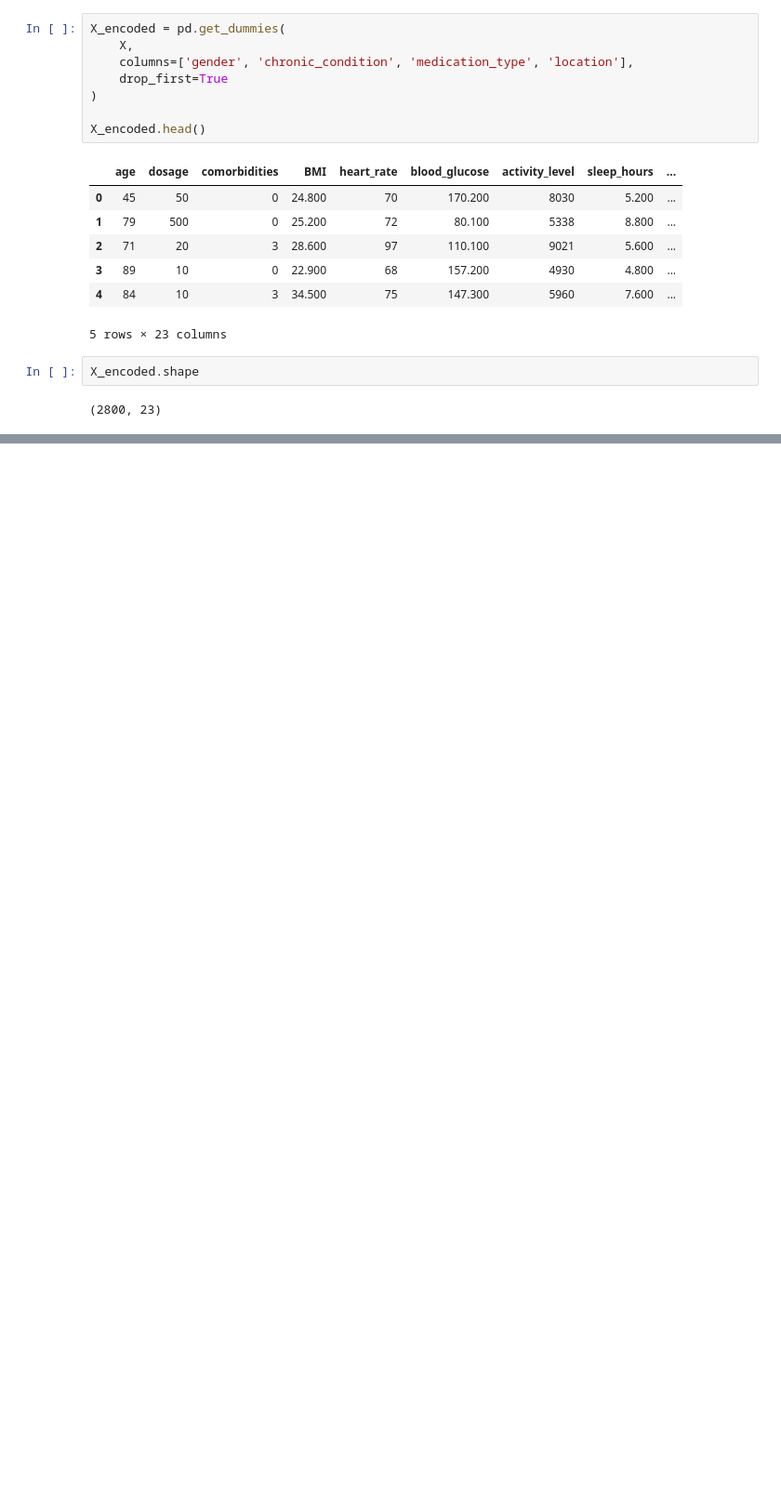
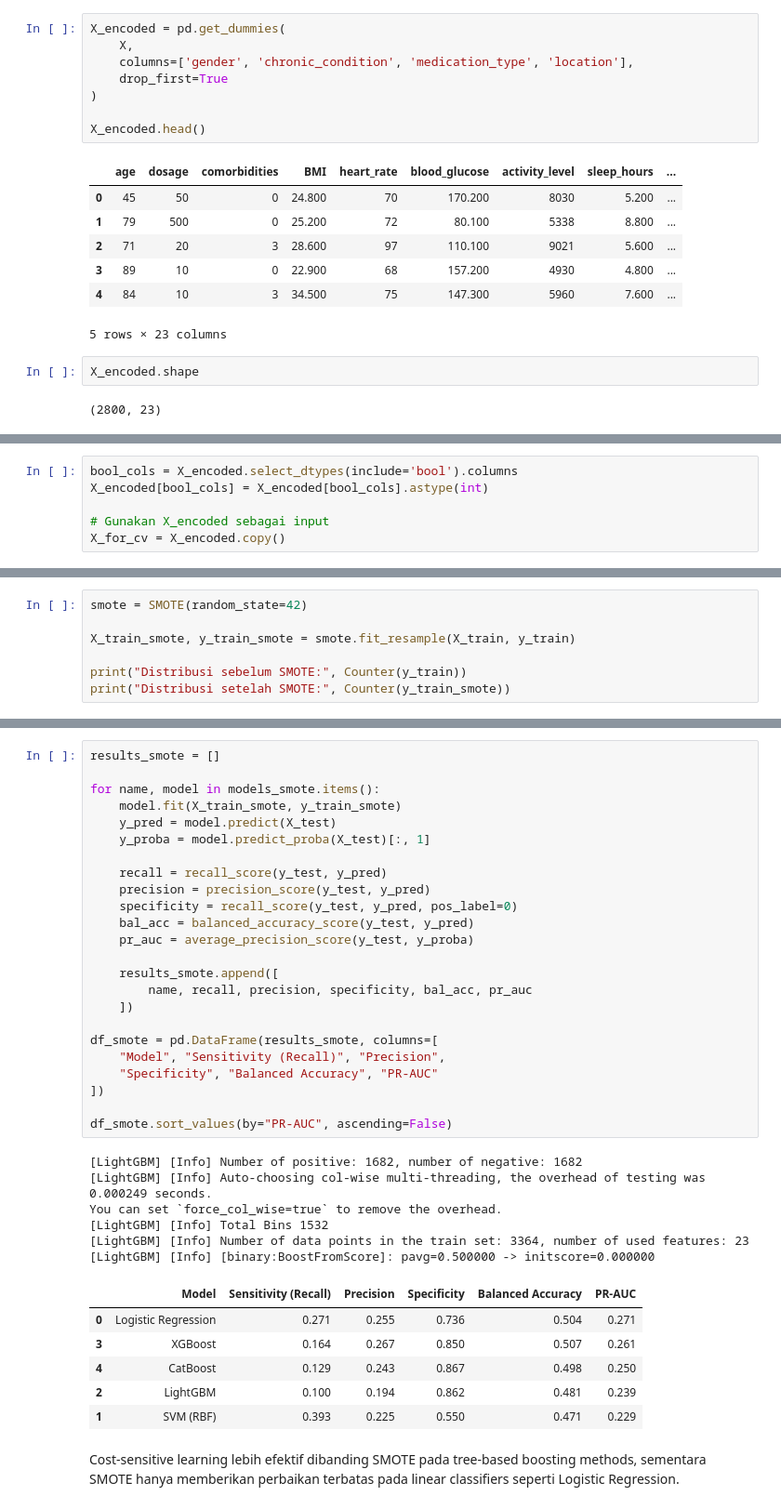
Before and after one commit to Riskyduha/Improving-Machine-Learning-Model-Performance-for-Patient-Non-Adherence-Prediction, a Jupyter notebook: main.ipynb, the cells around one changed output, grey strips where cells are left out. Shown at 93% size. Saved outputs shown, nothing was run; the diff lists cells and outputs as text; blank space fills up the shorter version.

```diff
--- a/main.ipynb
+++ b/main.ipynb
@@ -1270,0 +244,6 @@ plt.show()
+# %%
+bool_cols = X_encoded.select_dtypes(include='bool').columns
+X_encoded[bool_cols] = X_encoded[bool_cols].astype(int)
+
+# Gunakan X_encoded sebagai input
+X_for_cv = X_encoded.copy()
@@ -1270,0 +510,7 @@ plt.show()
+# %%
+smote = SMOTE(random_state=42)
+
+X_train_smote, y_train_smote = smote.fit_resample(X_train, y_train)
+
+print("Distribusi sebelum SMOTE:", Counter(y_train))
+print("Distribusi setelah SMOTE:", Counter(y_train_smote))
@@ -1270,0 +528,39 @@ plt.show()
+# %%
+results_smote = []
+
+for name, model in models_smote.items():
+    model.fit(X_train_smote, y_train_smote)
+    y_pred = model.predict(X_test)
+    y_proba = model.predict_proba(X_test)[:, 1]
+
+    recall = recall_score(y_test, y_pred)
+    precision = precision_score(y_test, y_pred)
+    specificity = recall_score(y_test, y_pred, pos_label=0)
+    bal_acc = balanced_accuracy_score(y_test, y_pred)
+    pr_auc = average_precision_score(y_test, y_proba)
+
+    results_smote.append([
+        name, recall, precision, specificity, bal_acc, pr_auc
+    ])
+
+df_smote = pd.DataFrame(results_smote, columns=[
+    "Model", "Sensitivity (Recall)", "Precision",
+    "Specificity", "Balanced Accuracy", "PR-AUC"
+])
+
+df_smote.sort_values(by="PR-AUC", ascending=False)
+# %% [output]
+[LightGBM] [Info] Number of positive: 1682, number of negative: 1682
+[LightGBM] [Info] Auto-choosing col-wise multi-threading, the overhead of testing was 0.000249 seconds.
+You can set `force_col_wise=true` to remove the overhead.
+[LightGBM] [Info] Total Bins 1532
+[LightGBM] [Info] Number of data points in the train set: 3364, number of used features: 23
+[LightGBM] [Info] [binary:BoostFromScore]: pavg=0.500000 -> initscore=0.000000
+|  | Model | Sensitivity (Recall) | Precision | Specificity | Balanced Accuracy | PR-AUC |
+| 0 | Logistic Regression | 0.271 | 0.255 | 0.736 | 0.504 | 0.271 |
+| 3 | XGBoost | 0.164 | 0.267 | 0.850 | 0.507 | 0.261 |
+| 4 | CatBoost | 0.129 | 0.243 | 0.867 | 0.498 | 0.250 |
+| 2 | LightGBM | 0.100 | 0.194 | 0.862 | 0.481 | 0.239 |
+| 1 | SVM (RBF) | 0.393 | 0.225 | 0.550 | 0.471 | 0.229 |
+# %% [markdown]
+Cost-sensitive learning lebih efektif dibanding SMOTE pada tree-based boosting methods, sementara SMOTE hanya memberikan perbaikan terbatas pada linear classifiers seperti Logistic Regression.
```
Also changed, not shown: parts of 67 cells of this notebook, 4 other files.
